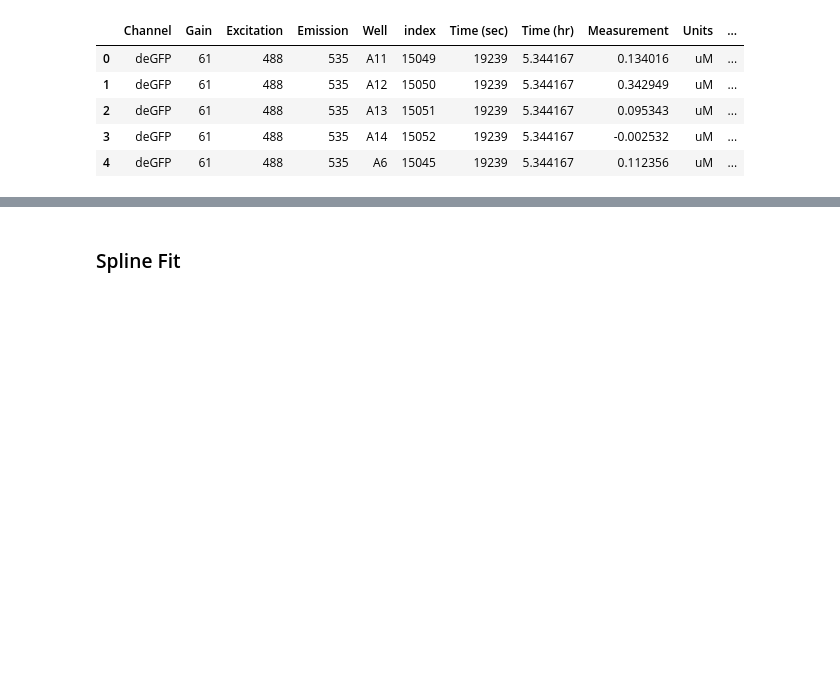
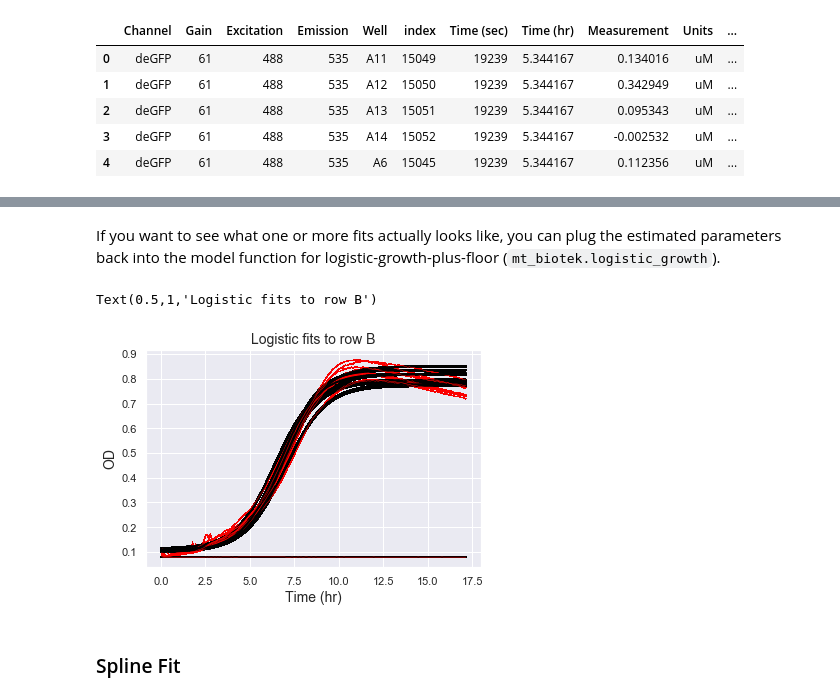
Before and after one commit to sclamons/murraylab_tools, a Jupyter notebook: examples/Biotek Analysis Usage Examples.ipynb, the cells around one changed output, grey strips where cells are left out. Saved outputs shown, nothing was run; the diff lists cells and outputs as text; code cells hidden in the pictures; blank space fills up the shorter version.

```diff
--- a/examples/Biotek Analysis Usage Examples.ipynb
+++ b/examples/Biotek Analysis Usage Examples.ipynb
@@ -263,3 +291,26 @@ endpoint_df.head()
+# %% [markdown]
+If you want to see what one or more fits actually looks like, you can plug the estimated parameters back into the model function for logistic-growth-plus-floor (``mt_biotek.logistic_growth``).
+# %%
+row_df = od_df[od_df.Row == "B"]
+for well in row_df.Well:
+    summary_df = growth_df[growth_df.Well == well]
+    rate  = summary_df.Rate.iloc[0]
+    init  = summary_df.Init.iloc[0]
+    cap   = summary_df.Cap.iloc[0]
+    floor = summary_df.Floor.iloc[0]
+
+    well_df = row_df[row_df.Well == well]
+    times = well_df["Time (hr)"]
+    fit_values = mt_biotek.logistic_growth(times, rate, init, cap, floor)
+
+    plt.plot(times, fit_values, lw = 2, color = "black")
+    plt.plot(times, well_df.Measurement, lw = 0.5, color = "red")
+plt.xlabel("Time (hr)")
+plt.ylabel("OD")
+plt.title("Logistic fits to row B")
+# %% [output]
+Text(0.5,1,'Logistic fits to row B')
+[figure, added]
 # %% [markdown]
 ### Spline Fit
 # %% [markdown]
```
Also changed, not shown: parts of 9 cells of this notebook, 6 other files.
